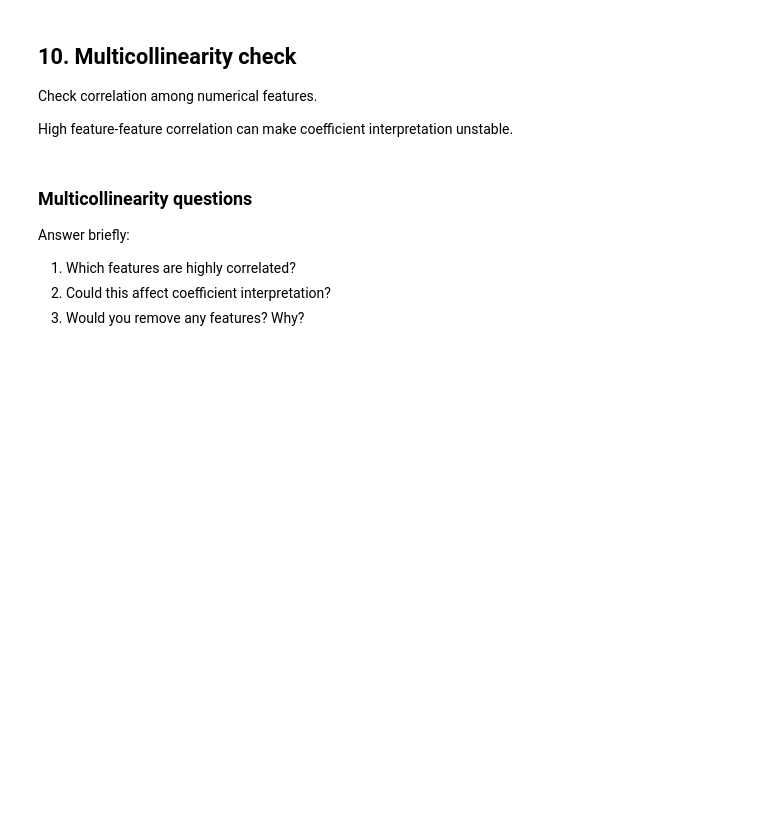
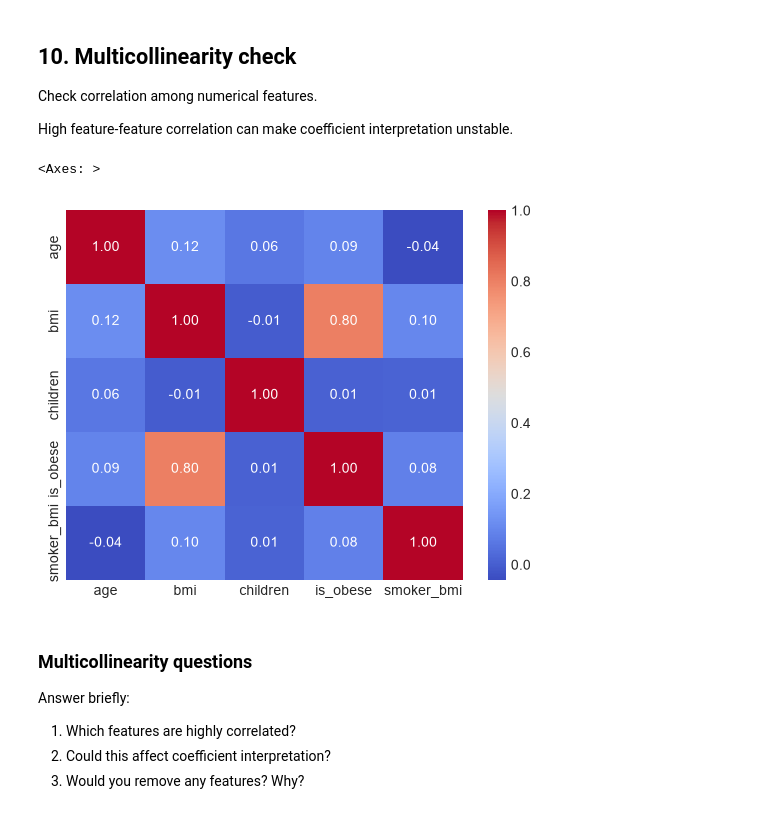
Before and after one commit to purnima928/LogicMojo-AI-ML-June26-Purnima928, a Jupyter notebook: notebooks/01_linear_regression/medical_insurance_linear_regression_assignment.ipynb, the cells around one changed output. Saved outputs shown, nothing was run; the diff lists cells and outputs as text; code cells hidden in the pictures; blank space fills up the shorter version.

```diff
--- a/notebooks/medical_insurance_linear_regression_assignment.ipynb
+++ b/notebooks/01_linear_regression/medical_insurance_linear_regression_assignment.ipynb
@@ -533,3 +599,11 @@ High feature-feature correlation can make coefficient interpretation unstable.
+# %%
+# TODO: Correlation heatmap among numerical features
+numerical_features = X_train.select_dtypes(include=[np.number]).columns
+correlation_matrix = X_train[numerical_features].corr()
+sns.heatmap(correlation_matrix, annot=True, cmap="coolwarm", fmt=".2f")
+# %% [output]
+<Axes: >
+[figure, added]
 # %%
 # TODO: Show highly correlated feature pairs
 # %% [markdown]
```
Also changed, not shown: parts of 8 cells of this notebook, 5 other files.
